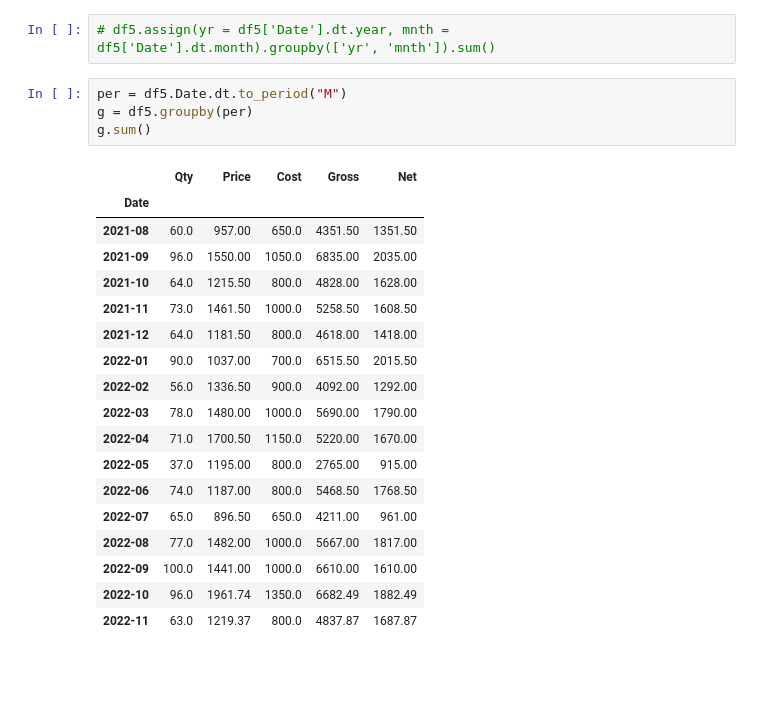
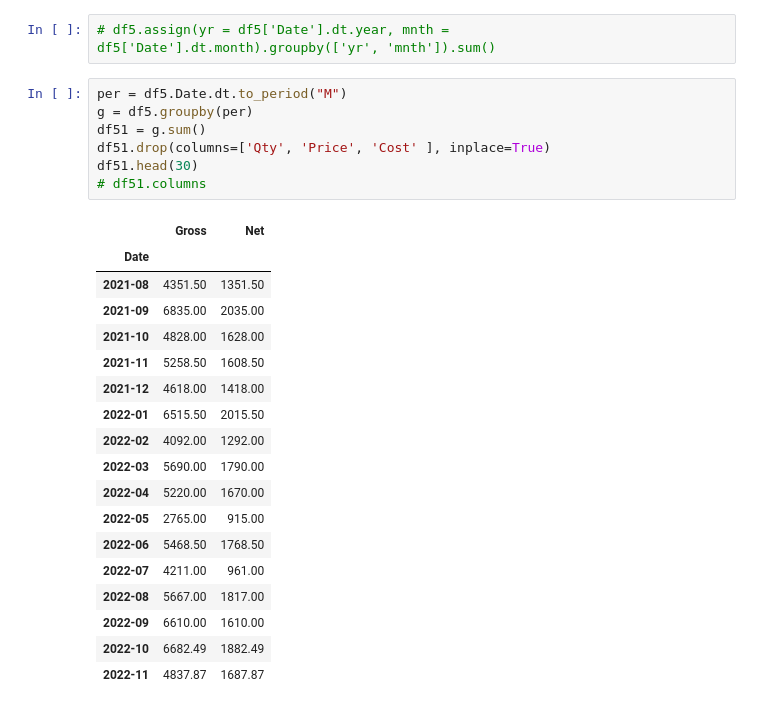
Before and after one commit to dmorton714/vis, a Jupyter notebook: vis.ipynb, the cells around one changed output. Saved outputs shown, nothing was run; the diff lists cells and outputs as text; blank space fills up the shorter version.

```diff
--- a/vis.ipynb
+++ b/vis.ipynb
@@ -504,23 +485,26 @@ df5.assign(yr = df5['Date'].dt.year, mnth = df5['Date'].dt.month).groupby(['yr',
 # %%
 per = df5.Date.dt.to_period("M")
 g = df5.groupby(per)
-g.sum()
+df51 = g.sum()
+df51.drop(columns=['Qty', 'Price', 'Cost' ], inplace=True)
+df51.head(30)
+# df51.columns
 # %% [output]
-|  | Qty | Price | Cost | Gross | Net |
-| Date |  |  |  |  |  |
-| 2021-08 | 60.0 | 957.00 | 650.0 | 4351.50 | 1351.50 |
-| 2021-09 | 96.0 | 1550.00 | 1050.0 | 6835.00 | 2035.00 |
-| 2021-10 | 64.0 | 1215.50 | 800.0 | 4828.00 | 1628.00 |
-| 2021-11 | 73.0 | 1461.50 | 1000.0 | 5258.50 | 1608.50 |
-| 2021-12 | 64.0 | 1181.50 | 800.0 | 4618.00 | 1418.00 |
-| 2022-01 | 90.0 | 1037.00 | 700.0 | 6515.50 | 2015.50 |
-| 2022-02 | 56.0 | 1336.50 | 900.0 | 4092.00 | 1292.00 |
-| 2022-03 | 78.0 | 1480.00 | 1000.0 | 5690.00 | 1790.00 |
-| 2022-04 | 71.0 | 1700.50 | 1150.0 | 5220.00 | 1670.00 |
-| 2022-05 | 37.0 | 1195.00 | 800.0 | 2765.00 | 915.00 |
-| 2022-06 | 74.0 | 1187.00 | 800.0 | 5468.50 | 1768.50 |
-| 2022-07 | 65.0 | 896.50 | 650.0 | 4211.00 | 961.00 |
-| 2022-08 | 77.0 | 1482.00 | 1000.0 | 5667.00 | 1817.00 |
-| 2022-09 | 100.0 | 1441.00 | 1000.0 | 6610.00 | 1610.00 |
-| 2022-10 | 96.0 | 1961.74 | 1350.0 | 6682.49 | 1882.49 |
-| 2022-11 | 63.0 | 1219.37 | 800.0 | 4837.87 | 1687.87 |
+|  | Gross | Net |
+| Date |  |  |
+| 2021-08 | 4351.50 | 1351.50 |
+| 2021-09 | 6835.00 | 2035.00 |
+| 2021-10 | 4828.00 | 1628.00 |
+| 2021-11 | 5258.50 | 1608.50 |
+| 2021-12 | 4618.00 | 1418.00 |
+| 2022-01 | 6515.50 | 2015.50 |
+| 2022-02 | 4092.00 | 1292.00 |
+| 2022-03 | 5690.00 | 1790.00 |
+| 2022-04 | 5220.00 | 1670.00 |
+| 2022-05 | 2765.00 | 915.00 |
+| 2022-06 | 5468.50 | 1768.50 |
+| 2022-07 | 4211.00 | 961.00 |
+| 2022-08 | 5667.00 | 1817.00 |
+| 2022-09 | 6610.00 | 1610.00 |
+| 2022-10 | 6682.49 | 1882.49 |
+| 2022-11 | 4837.87 | 1687.87 |
```
Also changed, not shown: parts of 6 cells of this notebook.
